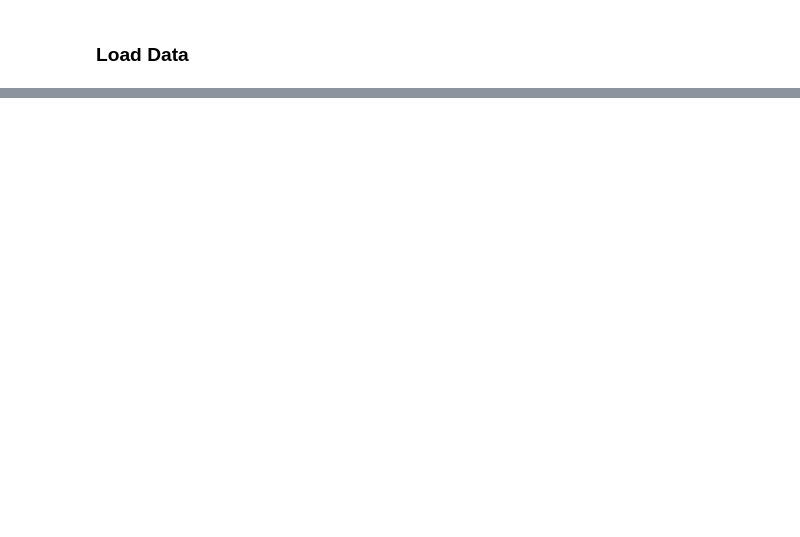
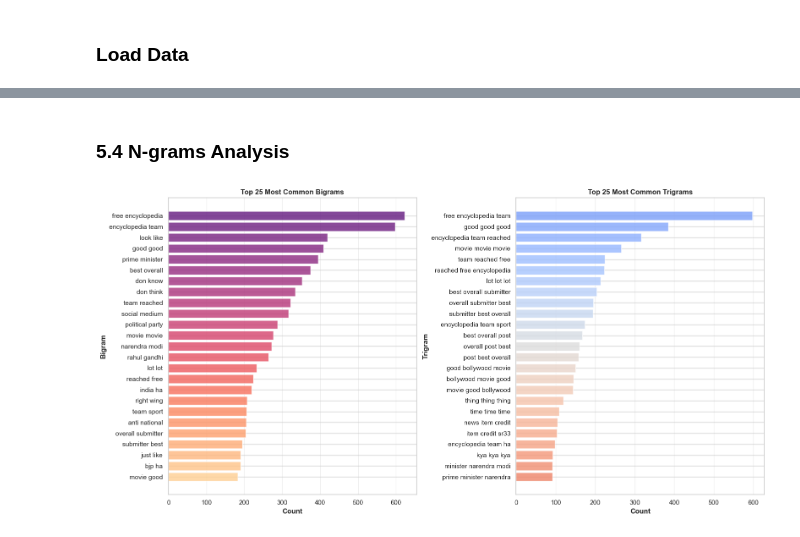
Before and after one commit to Rasath16/Youtube-Sentiment-Pipeline, a Jupyter notebook: Notebooks/EDA_notebook.ipynb, the cells around one changed output, grey strips where cells are left out. Cells and saved outputs as stored; diff of their text form; code cells hidden in the pictures; blank space fills up the shorter version.

```diff
--- a/Notebooks/EDA_notebook.ipynb
+++ b/Notebooks/EDA_notebook.ipynb
@@ -729,0 +358,44 @@ plot_top_n_words_by_category(df, n=20)
+# %% [markdown]
+### 5.4 N-grams Analysis
+# %%
+def get_top_ngrams(corpus, ngram_range, n=25):
+    """Extract top N n-grams from corpus."""
+    vec = CountVectorizer(ngram_range=ngram_range, stop_words='english').fit(corpus)
+    bag_of_words = vec.transform(corpus)
+    sum_words = bag_of_words.sum(axis=0)
+    words_freq = [(word, sum_words[0, idx]) for word, idx in vec.vocabulary_.items()]
+    words_freq = sorted(words_freq, key=lambda x: x[1], reverse=True)
+    return words_freq[:n]
+
+fig, axes = plt.subplots(1, 2, figsize=(16, 8))
+
+# Bigrams
+top_bigrams = get_top_ngrams(df['clean_comment'], (2, 2), 25)
+bigrams_df = pd.DataFrame(top_bigrams, columns=['bigram', 'count'])
+bigram_colors = plt.cm.magma(np.linspace(0.3, 0.9, len(bigrams_df)))
+axes[0].barh(range(len(bigrams_df)), bigrams_df['count'], color=bigram_colors, alpha=0.8)
+axes[0].set_yticks(range(len(bigrams_df)))
+axes[0].set_yticklabels(bigrams_df['bigram'])
+axes[0].set_xlabel('Count', fontweight='bold')
+axes[0].set_ylabel('Bigram', fontweight='bold')
+axes[0].set_title('Top 25 Most Common Bigrams', fontsize=12, fontweight='bold')
+axes[0].invert_yaxis()
+axes[0].grid(axis='x', alpha=0.3)
+
+# Trigrams
+top_trigrams = get_top_ngrams(df['clean_comment'], (3, 3), 25)
+trigrams_df = pd.DataFrame(top_trigrams, columns=['trigram', 'count'])
+trigram_colors = plt.cm.coolwarm(np.linspace(0.2, 0.8, len(trigrams_df)))
+axes[1].barh(range(len(trigrams_df)), trigrams_df['count'], color=trigram_colors, alpha=0.8)
+axes[1].set_yticks(range(len(trigrams_df)))
+axes[1].set_yticklabels(trigrams_df['trigram'])
+axes[1].set_xlabel('Count', fontweight='bold')
+axes[1].set_ylabel('Trigram', fontweight='bold')
+axes[1].set_title('Top 25 Most Common Trigrams', fontsize=12, fontweight='bold')
+axes[1].invert_yaxis()
+axes[1].grid(axis='x', alpha=0.3)
+
+plt.tight_layout()
+plt.show()
+# %% [output]
+[figure, added]
```
Also changed, not shown: parts of 76 cells of this notebook.
